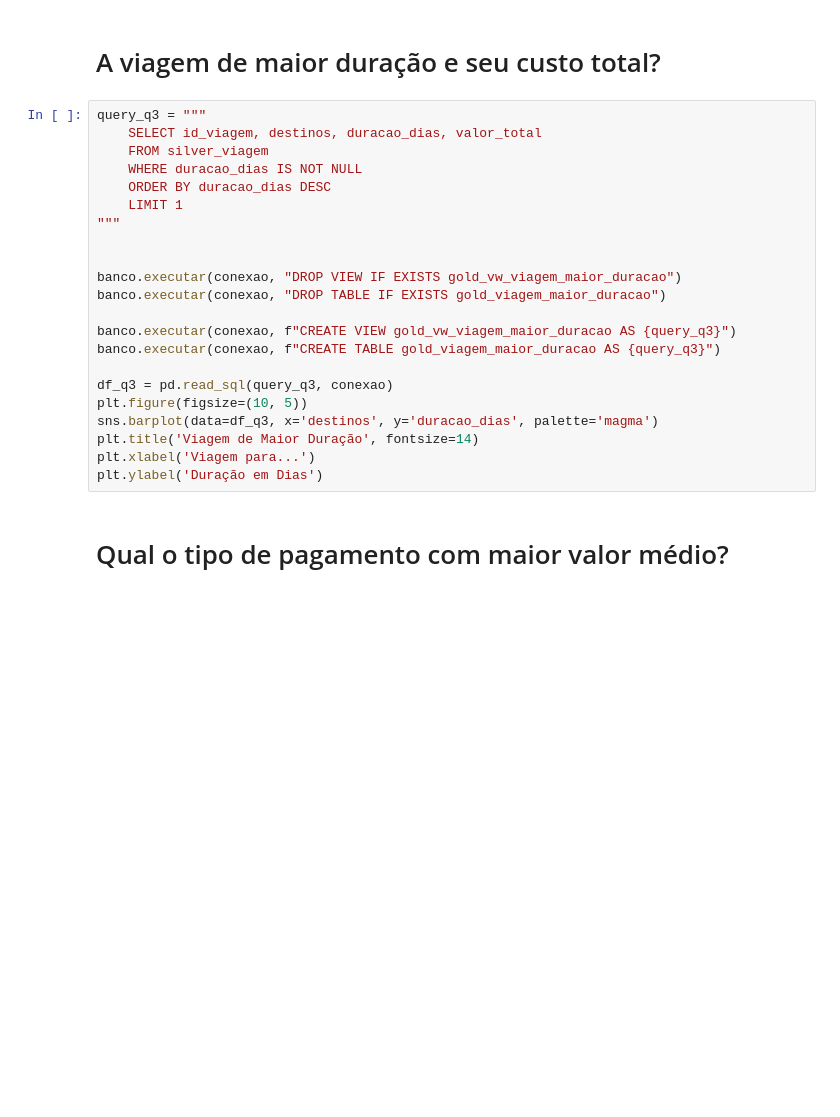
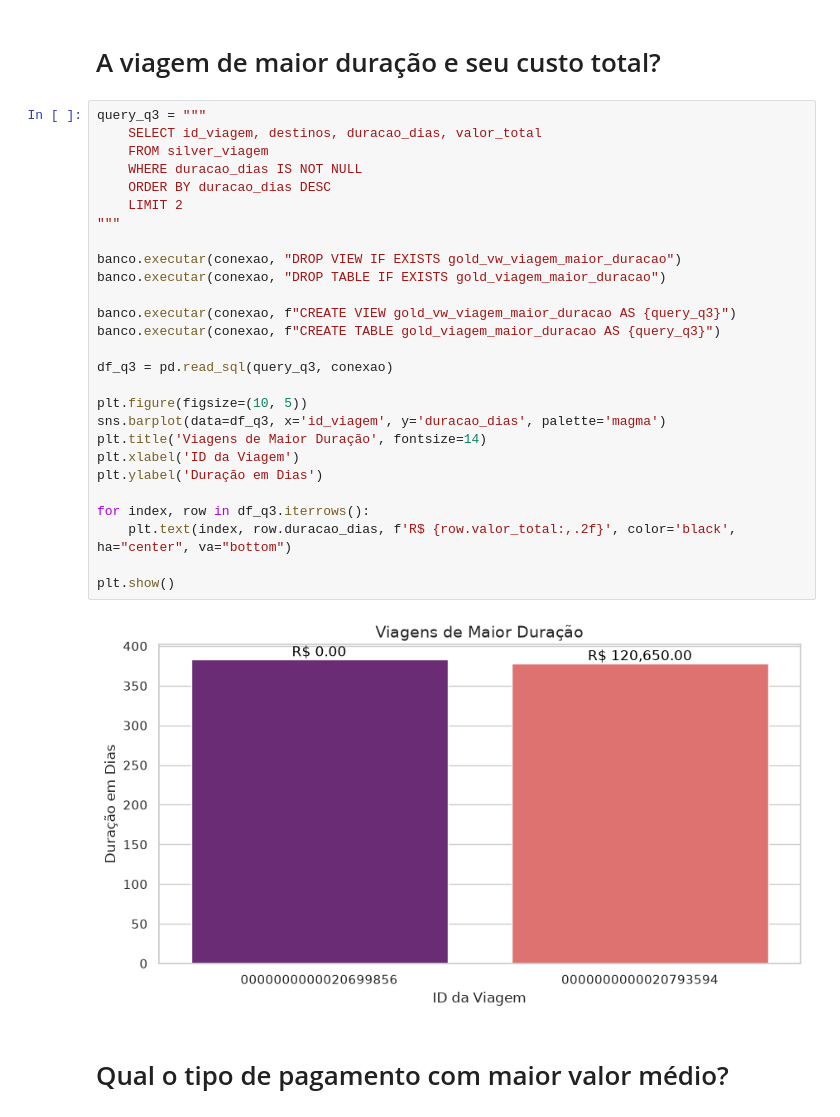
Before and after one commit to julio-cf/Projeto_Modulo_1, a Jupyter notebook: scripts/3_analise.ipynb, the cells around one changed output. Cells and saved outputs as stored; diff of their text form; blank space fills up the shorter version.

```diff
--- a/scripts/3_analise.ipynb
+++ b/scripts/3_analise.ipynb
@@ -73,25 +77,32 @@ plt.show()
 # %%
 query_q3 = """
     SELECT id_viagem, destinos, duracao_dias, valor_total
     FROM silver_viagem
     WHERE duracao_dias IS NOT NULL
     ORDER BY duracao_dias DESC
-    LIMIT 1
+    LIMIT 2
 """
-
 
 banco.executar(conexao, "DROP VIEW IF EXISTS gold_vw_viagem_maior_duracao")
 banco.executar(conexao, "DROP TABLE IF EXISTS gold_viagem_maior_duracao")
 
 banco.executar(conexao, f"CREATE VIEW gold_vw_viagem_maior_duracao AS {query_q3}")
 banco.executar(conexao, f"CREATE TABLE gold_viagem_maior_duracao AS {query_q3}")
 
 df_q3 = pd.read_sql(query_q3, conexao)
+
 plt.figure(figsize=(10, 5))
-sns.barplot(data=df_q3, x='destinos', y='duracao_dias', palette='magma')
-plt.title('Viagem de Maior Duração', fontsize=14)
-plt.xlabel('Viagem para...')
+sns.barplot(data=df_q3, x='id_viagem', y='duracao_dias', palette='magma')
+plt.title('Viagens de Maior Duração', fontsize=14)
+plt.xlabel('ID da Viagem')
 plt.ylabel('Duração em Dias')
+
+for index, row in df_q3.iterrows():
+    plt.text(index, row.duracao_dias, f'R$ {row.valor_total:,.2f}', color='black', ha="center", va="bottom")
+
+plt.show()
+# %% [output]
+[figure, added]
 # %% [markdown]
 # Qual o tipo de pagamento com maior valor médio?
 # %%
```
Also changed, not shown: parts of 2 cells of this notebook, 2 other files.
